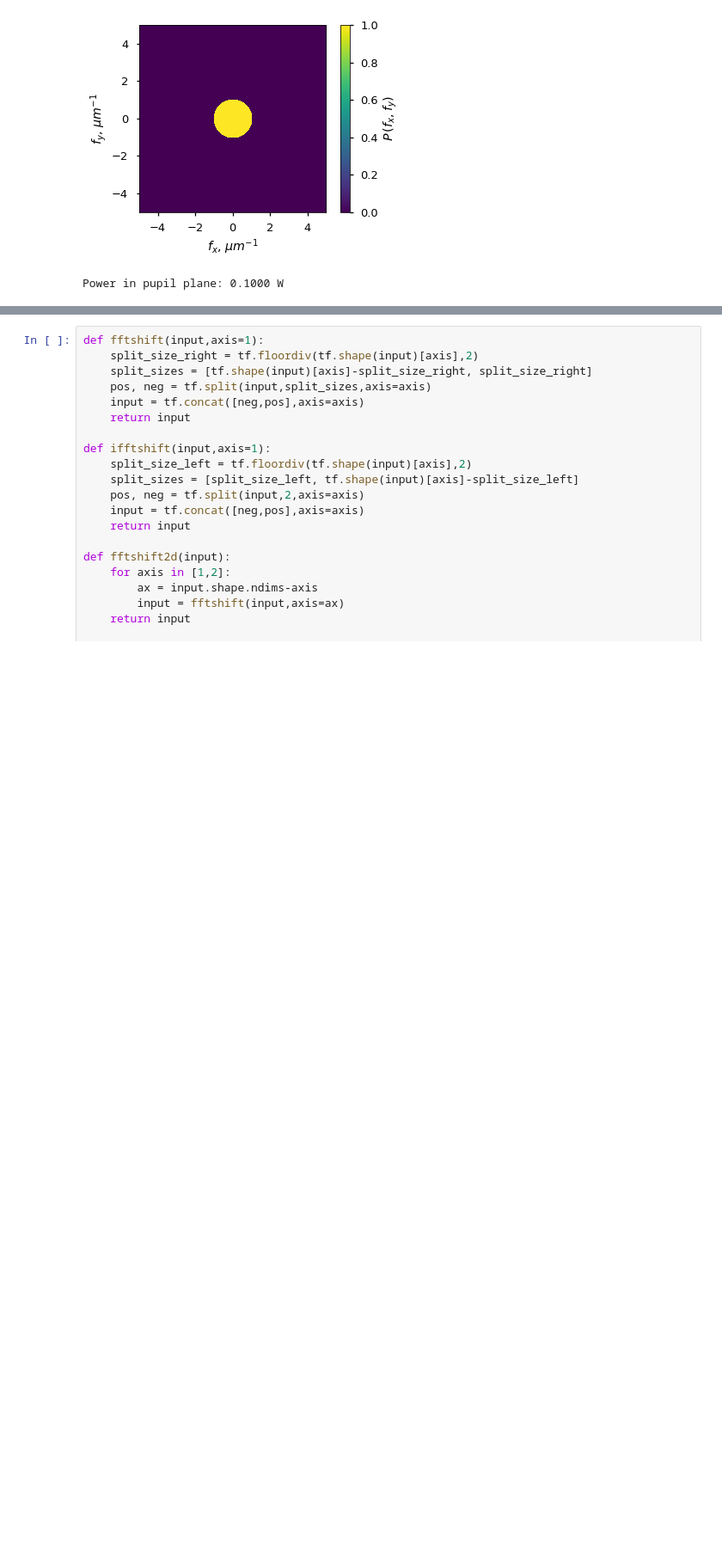
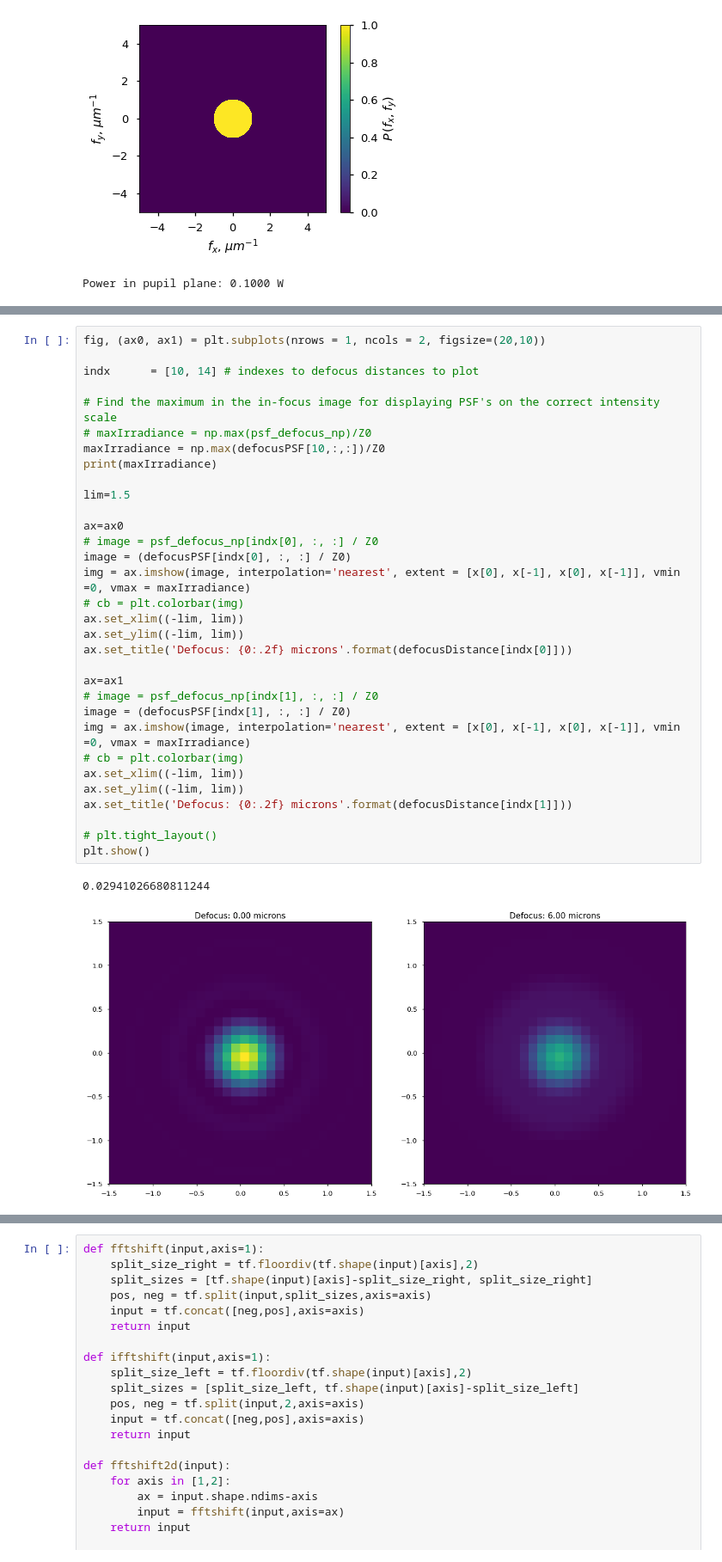
Before and after one commit to TuragaLab/MSRI2018_PupilCodedMicroscope, a Jupyter notebook: pupil_function_tf.ipynb, the cells around one changed output, grey strips where cells are left out. Shown at 86% size. Saved outputs shown, nothing was run; the diff lists cells and outputs as text; blank space fills up the shorter version.

```diff
--- a/pupil_function_tf.ipynb
+++ b/pupil_function_tf.ipynb
@@ -92,0 +96,35 @@ for ctr, z in enumerate(defocusDistance):
+# %%
+fig, (ax0, ax1) = plt.subplots(nrows = 1, ncols = 2, figsize=(20,10))
+
+indx      = [10, 14] # indexes to defocus distances to plot
+
+# Find the maximum in the in-focus image for displaying PSF's on the correct intensity scale
+# maxIrradiance = np.max(psf_defocus_np)/Z0
+maxIrradiance = np.max(defocusPSF[10,:,:])/Z0
+print(maxIrradiance)
+
+lim=1.5
+
+ax=ax0
+# image = psf_defocus_np[indx[0], :, :] / Z0
+image = (defocusPSF[indx[0], :, :] / Z0)
+img = ax.imshow(image, interpolation='nearest', extent = [x[0], x[-1], x[0], x[-1]], vmin =0, vmax = maxIrradiance)
+# cb = plt.colorbar(img)
+ax.set_xlim((-lim, lim))
+ax.set_ylim((-lim, lim))
+ax.set_title('Defocus: {0:.2f} microns'.format(defocusDistance[indx[0]]))
+
+ax=ax1
+# image = psf_defocus_np[indx[1], :, :] / Z0
+image = (defocusPSF[indx[1], :, :] / Z0)
+img = ax.imshow(image, interpolation='nearest', extent = [x[0], x[-1], x[0], x[-1]], vmin =0, vmax = maxIrradiance)
+# cb = plt.colorbar(img)
+ax.set_xlim((-lim, lim))
+ax.set_ylim((-lim, lim))
+ax.set_title('Defocus: {0:.2f} microns'.format(defocusDistance[indx[1]]))
+
+# plt.tight_layout()
+plt.show()
+# %% [output]
+0.02941026680811244
+[figure, added]
```
Also changed, not shown: parts of 10 cells of this notebook.
